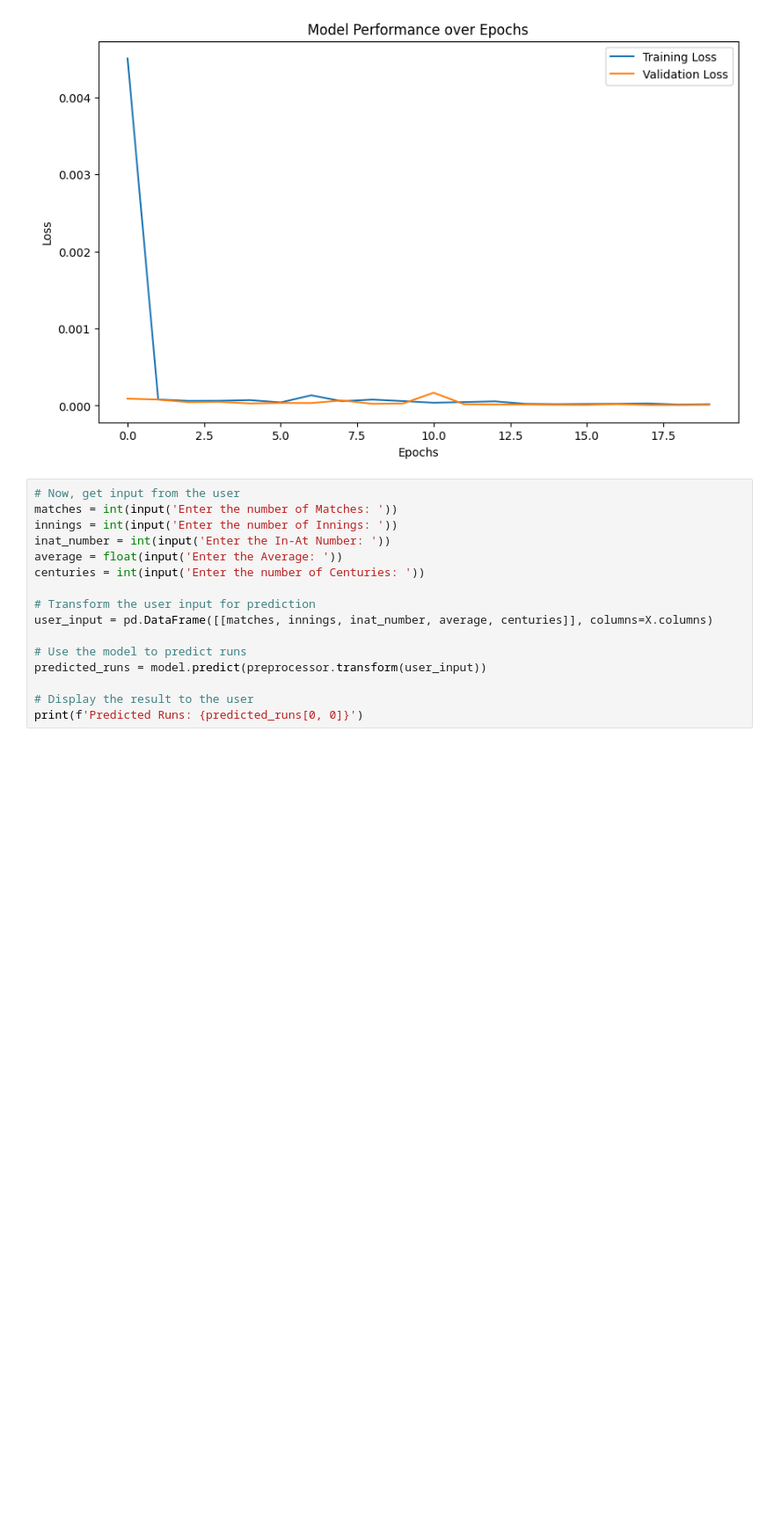
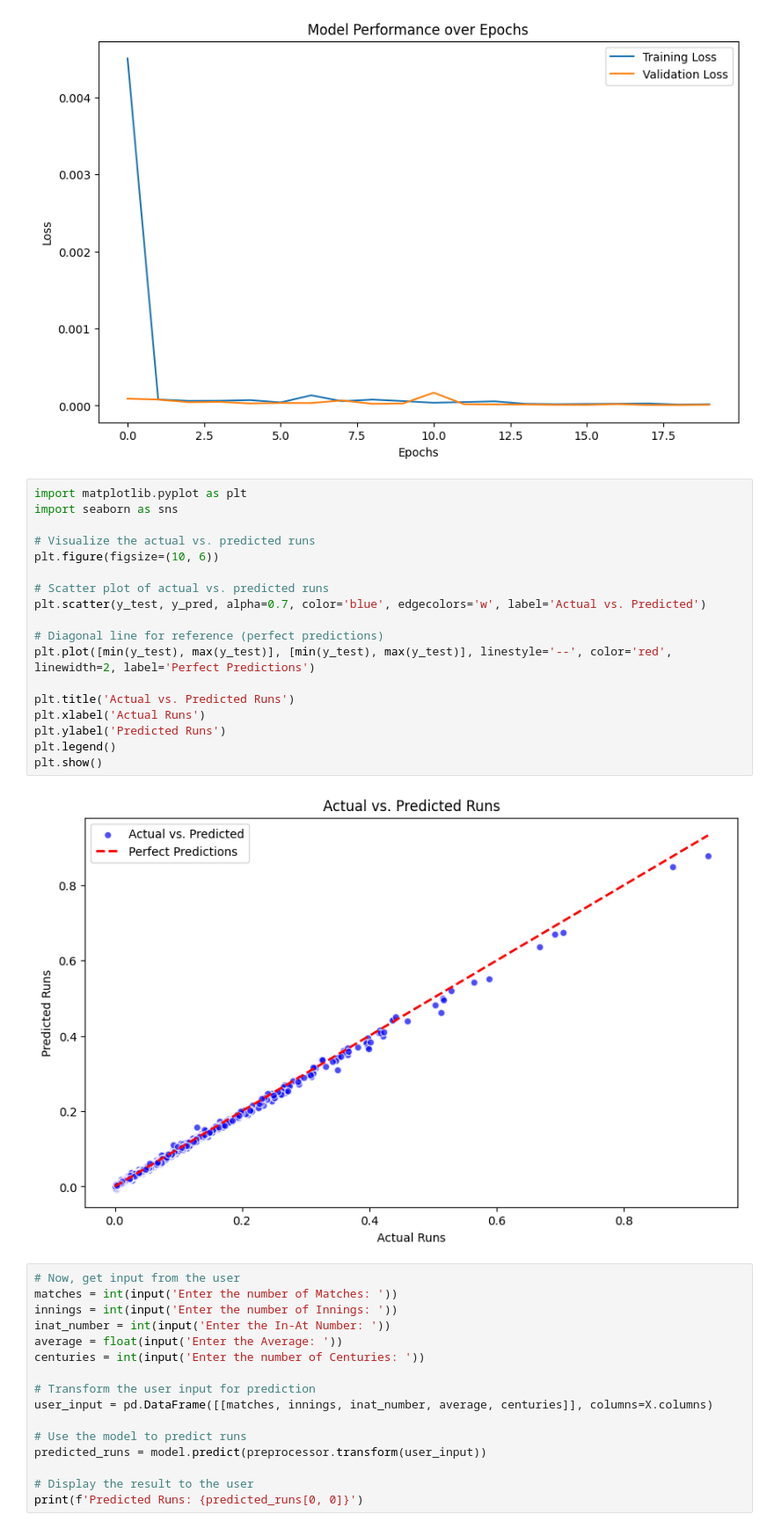
Before and after one commit to Fahadw9/data-science-project, a Jupyter notebook: Cricket_Analysis.ipynb, the cells around one changed output. Shown: that part at 88% size. Drawn from its saved outputs; the diff is of its cells as text; blank space fills up the shorter version.

```diff
--- a/Cricket_Analysis.ipynb
+++ b/Cricket_Analysis.ipynb
@@ -364,6 +364,26 @@ plt.legend()
 plt.show()
 # %% [output]
 [figure]
+# %%
+import matplotlib.pyplot as plt
+import seaborn as sns
+
+# Visualize the actual vs. predicted runs
+plt.figure(figsize=(10, 6))
+
+# Scatter plot of actual vs. predicted runs
+plt.scatter(y_test, y_pred, alpha=0.7, color='blue', edgecolors='w', label='Actual vs. Predicted')
+
+# Diagonal line for reference (perfect predictions)
+plt.plot([min(y_test), max(y_test)], [min(y_test), max(y_test)], linestyle='--', color='red', linewidth=2, label='Perfect Predictions')
+
+plt.title('Actual vs. Predicted Runs')
+plt.xlabel('Actual Runs')
+plt.ylabel('Predicted Runs')
+plt.legend()
+plt.show()
+# %% [output]
+[figure, added]
 # %%
 # Now, get input from the user
 matches = int(input('Enter the number of Matches: '))
```
